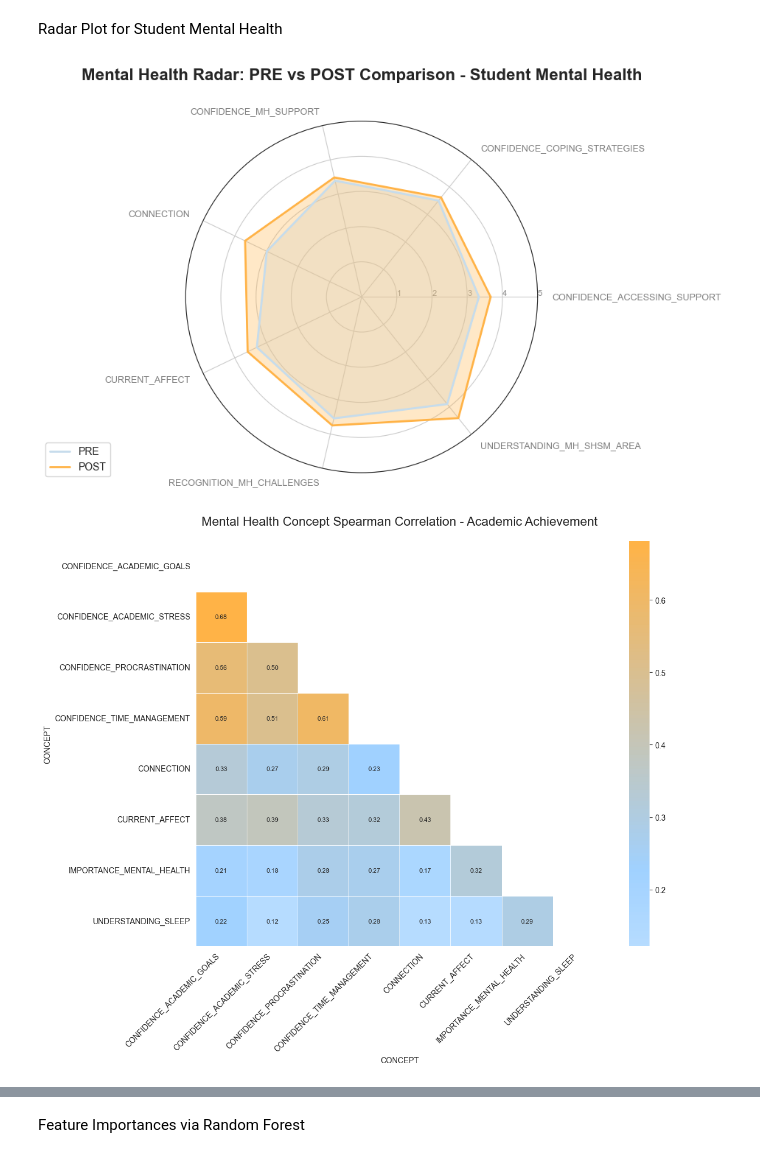
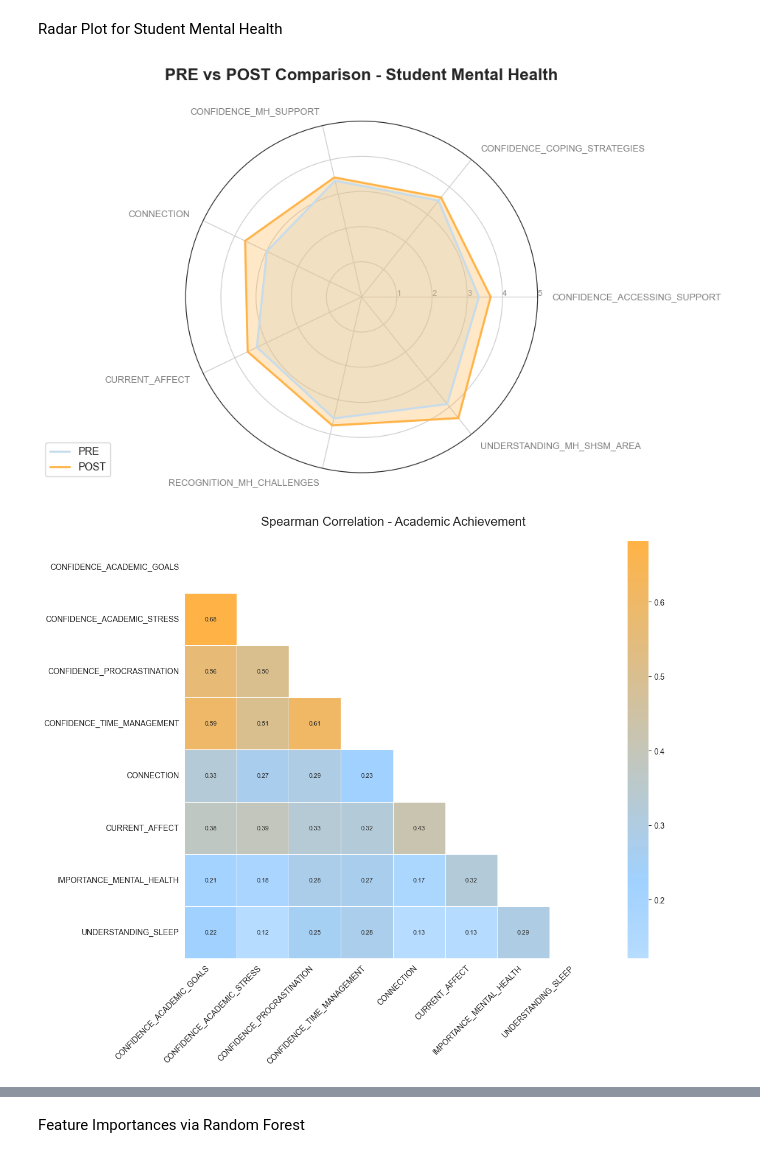
Before and after one commit to lorenald/survey-impact-analysis, a Jupyter notebook: DATA_PREPARATION.ipynb, the cells around one changed output, grey strips where cells are left out. Drawn from its saved outputs; the diff is of its cells as text; code cells hidden in the pictures.

```diff
--- a/DATA_PREPARATION.ipynb
+++ b/DATA_PREPARATION.ipynb
@@ -320,7 +320,7 @@ plt.xticks(angles[:-1], categories, color='grey', size=9)
 ax.set_rlabel_position(0)
 plt.yticks([1, 2, 3, 4, 5], ["1", "2", "3", "4", "5"], color="grey", size=8)
 plt.ylim(0, 5)
-plt.title('Mental Health Radar: PRE vs POST Comparison - Student Mental Health', size=16, y=1.1, fontweight='bold')
+plt.title('PRE vs POST Comparison - Student Mental Health', size=16, y=1.1, fontweight='bold')
 plt.legend(loc='upper right', bbox_to_anchor=(-0.2, 0.1))
 # Adjust label alignment to prevent overlap
 for label, angle in zip(ax.get_xticklabels(), angles):
@@ -331,30 +331,32 @@ for label, angle in zip(ax.get_xticklabels(), angles):
 plt.tight_layout()
 plt.show()
 # %% [output]
-[figure, old version]
+[figure, new version]
 # %%
 custom_cmap = mcolors.LinearSegmentedColormap.from_list('my_custom_cmap', ['#FFFFFF','#FFFFFF', '#A0D1FF','#ffb347'], N=250)
 # Pivot the data (ID as rows, Concepts as columns)
 # This represents each student's "profile" across all concepts
 df_ACA = RESPONSES[RESPONSES.SURVEY_TYPE.isin(['ACA'])] >> transmute(ID = X.RESPONSE_ID, CONCEPT = X.CONCEPT_NAME, PHASE = X.SURVEY_PHASE, SURVEY_NAME = X.SURVEY_NAME, RESPONSE = X.NUMERIC_RESPONSE) >> arrange(X.RESPONSE, X.PHASE, ascending=False)
 pivot = df_ACA.pivot_table(index='ID', columns='CONCEPT', values='RESPONSE', aggfunc='mean')
 # Filter for stability (min_n ensures we only correlate concepts with enough data)
 min_n = 50
 pivot = pivot.loc[:, pivot.notna().sum() >= min_n]
 # Calculate Spearman Correlation
 corr = pivot.corr(method='spearman')
 # Create the Heatmap
 plt.figure(figsize=(12, 10))
 sns.set_style("white")
 # Mask the upper triangle (it's a mirror of the lower half)
 mask = np.triu(np.ones_like(corr, dtype=bool))
 sns.heatmap(corr,mask=mask,cmap=custom_cmap,center=0,annot=True,fmt='.2f',linewidths=.5,annot_kws={"size": 8})
-plt.title('Mental Health Concept Spearman Correlation - Academic Achievement', fontsize=16, pad=20)
+plt.title('Spearman Correlation - Academic Achievement', fontsize=16, pad=20)
+plt.xlabel('')
+plt.ylabel('')
 plt.xticks(rotation=45, ha='right')
 plt.tight_layout()
 plt.show()
 # %% [output]
-[figure, old version]
+[figure, new version]
 # %%
 custom_cmap = mcolors.LinearSegmentedColormap.from_list('my_custom_cmap', ['#FFFFFF', '#A0D1FF','#ffb347'], N=250)
 df_MEN = RESPONSES[RESPONSES.SURVEY_TYPE.isin(['MEN'])] >> transmute(ID = X.RESPONSE_ID, CONCEPT = X.CONCEPT_NAME, PHASE = X.SURVEY_PHASE, SURVEY_NAME = X.SURVEY_NAME, RESPONSE = X.NUMERIC_RESPONSE) >> arrange(X.RESPONSE, X.PHASE, ascending=False)
```
Also changed, not shown: parts of 6 cells of this notebook, 8 other files.
